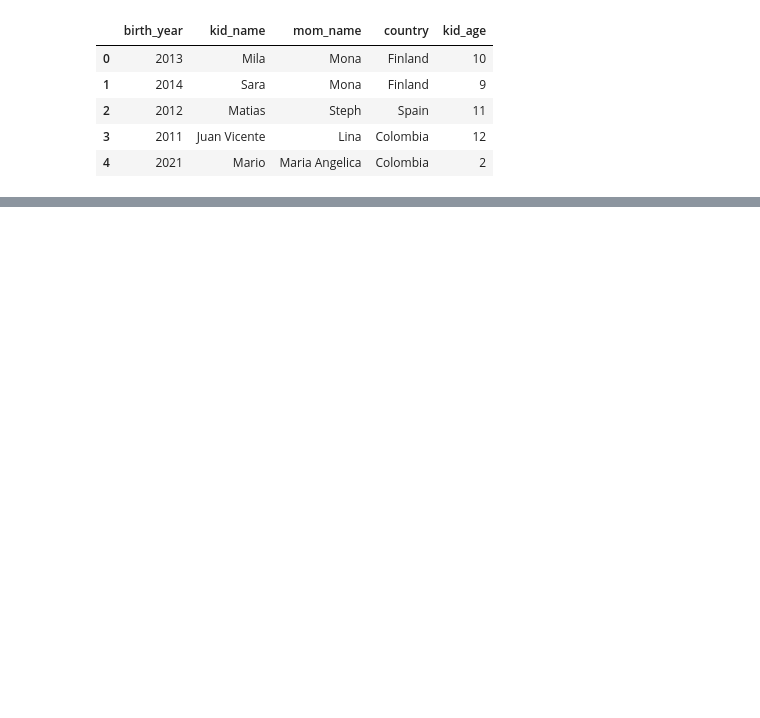
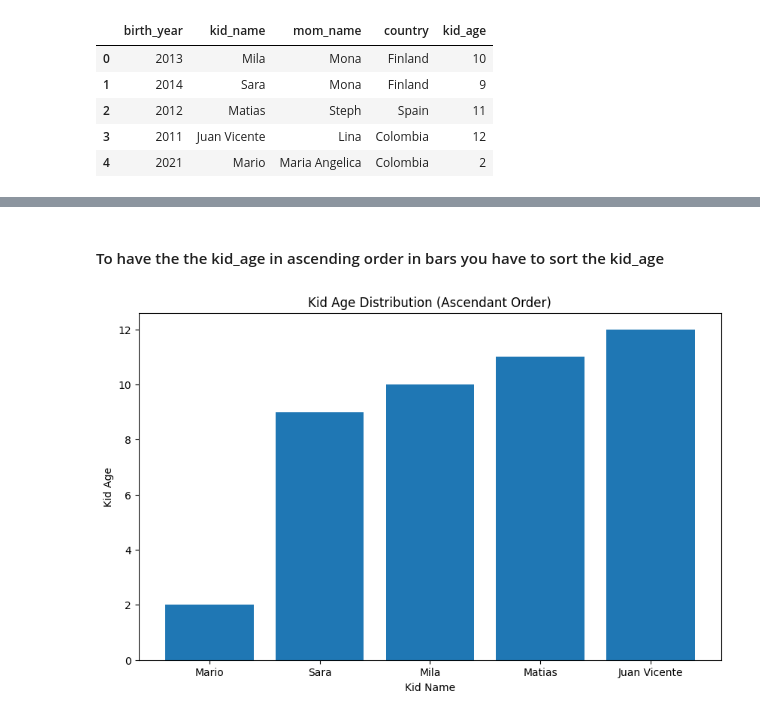
Before and after one commit to Monalaihoi/Training, a Jupyter notebook: eda.ipynb, the cells around one changed output, grey strips where cells are left out. Drawn from its saved outputs; the diff is of its cells as text; code cells hidden in the pictures; blank space fills up the shorter version.

```diff
--- a/eda.ipynb
+++ b/eda.ipynb
@@ -167,0 +108,24 @@ kids_born
+# %% [markdown]
+#### To have the the kid_age in ascending order in bars you have to sort the kid_age
+# %%
+# Assuming 'kids_born' is your DataFrame
+kids_born = pd.DataFrame({
+    'birth_year': [2013, 2014, 2012, 2011, 2021],
+    'kid_name': ['Mila', 'Sara', 'Matias', 'Juan Vicente', 'Mario'],
+    'mom_name': ['Mona', 'Mona', 'Steph', 'Lina', 'Maria Angelica'],
+    'country': ['Finland', 'Finland', 'Spain', 'Colombia', 'Colombia'],
+    'kid_age': [10, 9, 11, 12, 2]
+})
+
+# Sort the DataFrame by 'kid_age' in ascending order
+kids_born = kids_born.sort_values(by='kid_age')
+
+# Create a bar chart for 'kid_age'
+plt.figure(figsize=(10, 6))
+plt.bar(kids_born['kid_name'], kids_born['kid_age'])
+plt.xlabel('Kid Name')
+plt.ylabel('Kid Age')
+plt.title('Kid Age Distribution (Ascendant Order)')
+plt.show()
+# %% [output]
+[figure, added]
```
Also changed, not shown: parts of 57 cells of this notebook.
